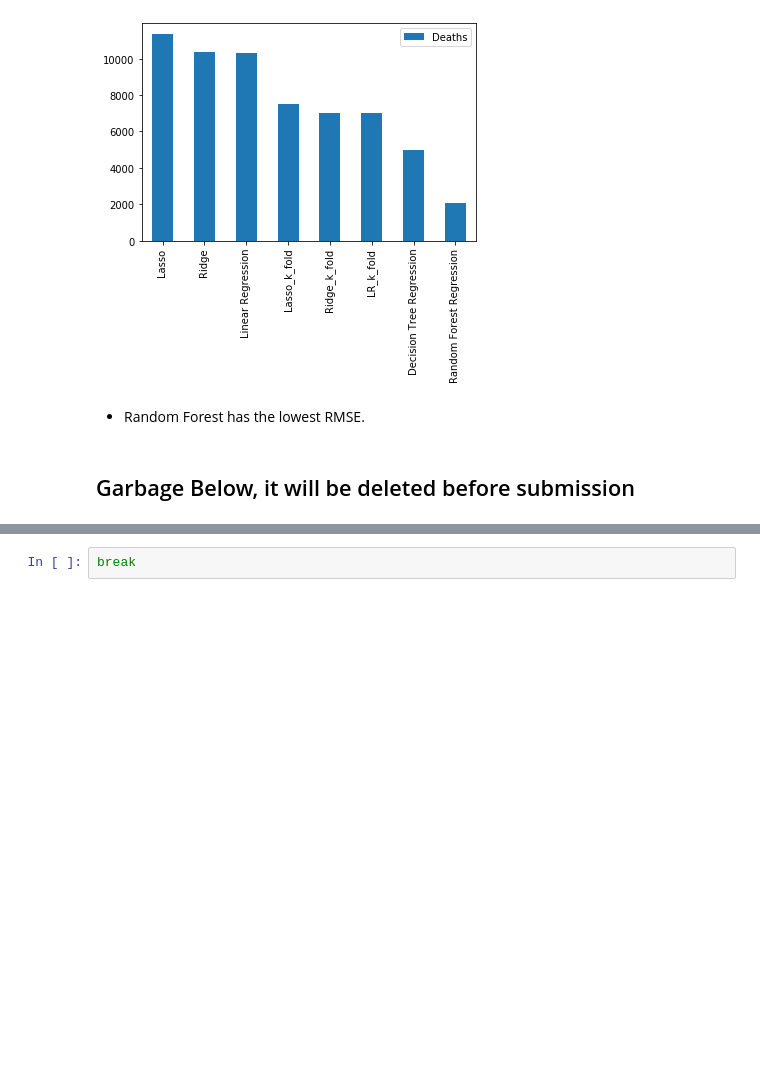
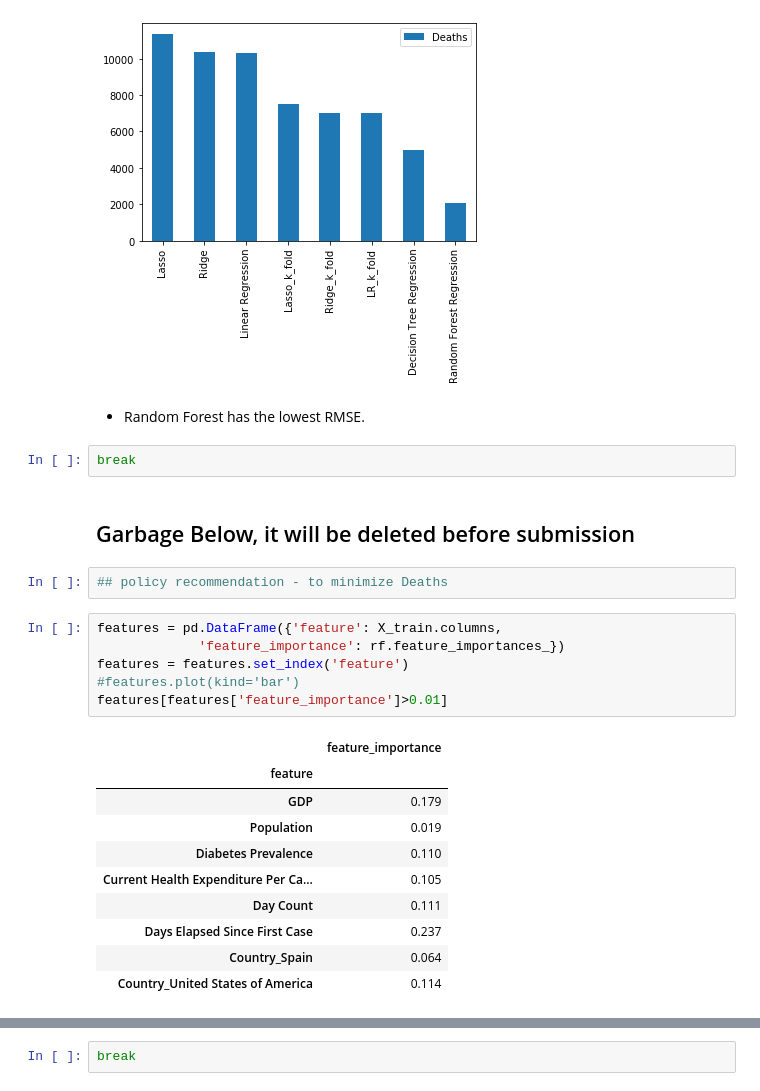
Before and after one commit to rceid/ML_Covid, a Jupyter notebook: scripts/model_fitting.ipynb, the cells around one changed output, grey strips where cells are left out. Saved outputs shown, nothing was run; the diff lists cells and outputs as text; blank space fills up the shorter version.

Commit message:
for  making some plots

```diff
--- a/scripts/model_fitting.ipynb
+++ b/scripts/model_fitting.ipynb
@@ -741,5 +741,26 @@ Evalution_RMSE.transpose().plot.bar(y='Deaths')
 [figure]
 # %% [markdown]
 - Random Forest has the lowest RMSE.
+# %%
+break
 # %% [markdown]
 ## Garbage Below, it will be deleted before submission
+# %%
+## policy recommendation - to minimize Deaths
+# %%
+features = pd.DataFrame({'feature': X_train.columns,
+             'feature_importance': rf.feature_importances_})
+features = features.set_index('feature')
+#features.plot(kind='bar')
+features[features['feature_importance']>0.01]
+# %% [output]
+|  | feature_importance |
+| feature |  |
+| GDP | 0.179 |
+| Population | 0.019 |
+| Diabetes Prevalence | 0.110 |
+| Current Health Expenditure Per Ca... | 0.105 |
+| Day Count | 0.111 |
+| Days Elapsed Since First Case | 0.237 |
+| Country_Spain | 0.064 |
+| Country_United States of America | 0.114 |
```
Also changed, not shown: parts of 1 cell of this notebook.
